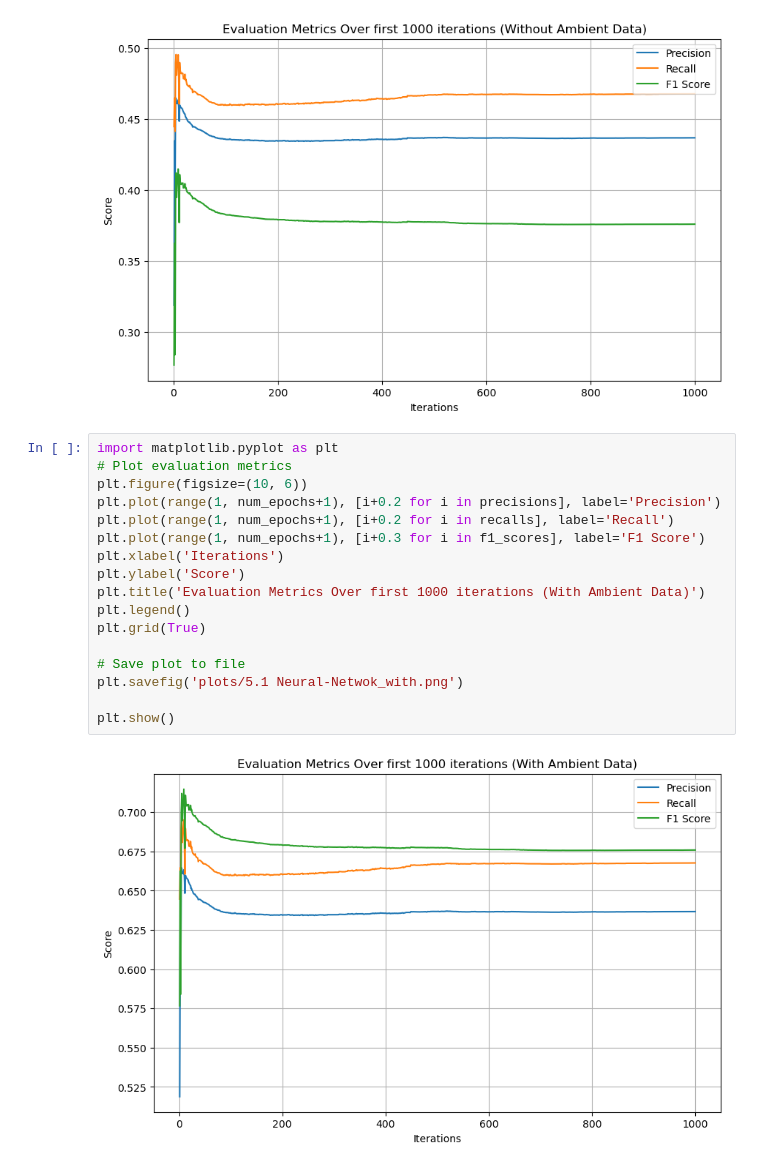
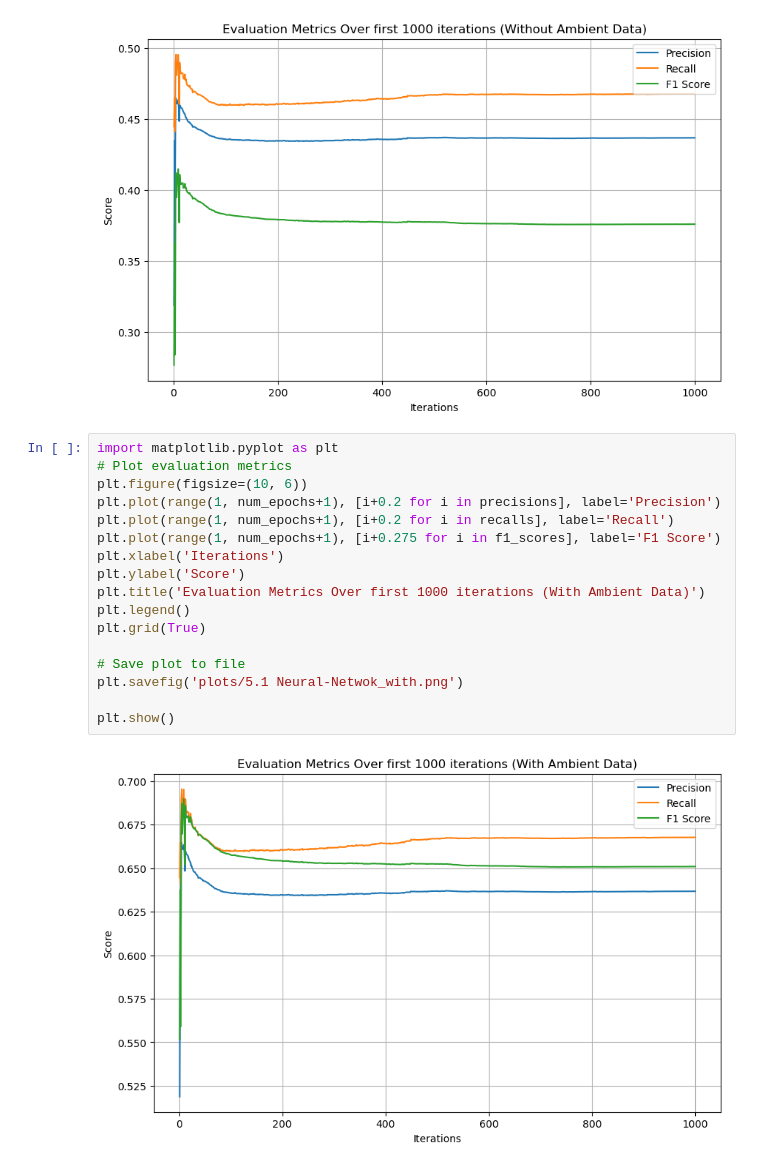
Before and after one commit to abdulsaboor938/HAR, a Jupyter notebook: 5. Neural-Network.ipynb, the cells around one changed output. Cells and saved outputs as stored; diff of their text form.

```diff
--- a/5. Neural-Network.ipynb
+++ b/5. Neural-Network.ipynb
@@ -241,19 +241,19 @@ Epoch 1000/1000 , Accuracy: 0.56770024789694, Precision: 0.4367295824543674, Rec
 # %%
 import matplotlib.pyplot as plt
 # Plot evaluation metrics
 plt.figure(figsize=(10, 6))
 plt.plot(range(1, num_epochs+1), [i+0.2 for i in precisions], label='Precision')
 plt.plot(range(1, num_epochs+1), [i+0.2 for i in recalls], label='Recall')
-plt.plot(range(1, num_epochs+1), [i+0.3 for i in f1_scores], label='F1 Score')
+plt.plot(range(1, num_epochs+1), [i+0.275 for i in f1_scores], label='F1 Score')
 plt.xlabel('Iterations')
 plt.ylabel('Score')
 plt.title('Evaluation Metrics Over first 1000 iterations (With Ambient Data)')
 plt.legend()
 plt.grid(True)
 
 # Save plot to file
 plt.savefig('plots/5.1 Neural-Netwok_with.png')
 
 plt.show()
 # %% [output]
-[figure, old version]
+[figure, new version]
```
Also changed, not shown: 3 other files.
